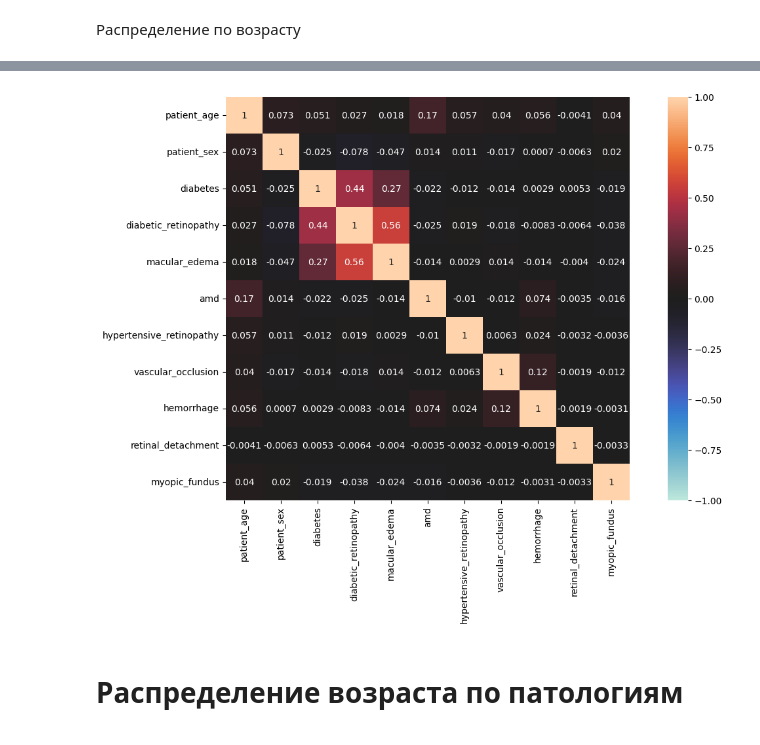
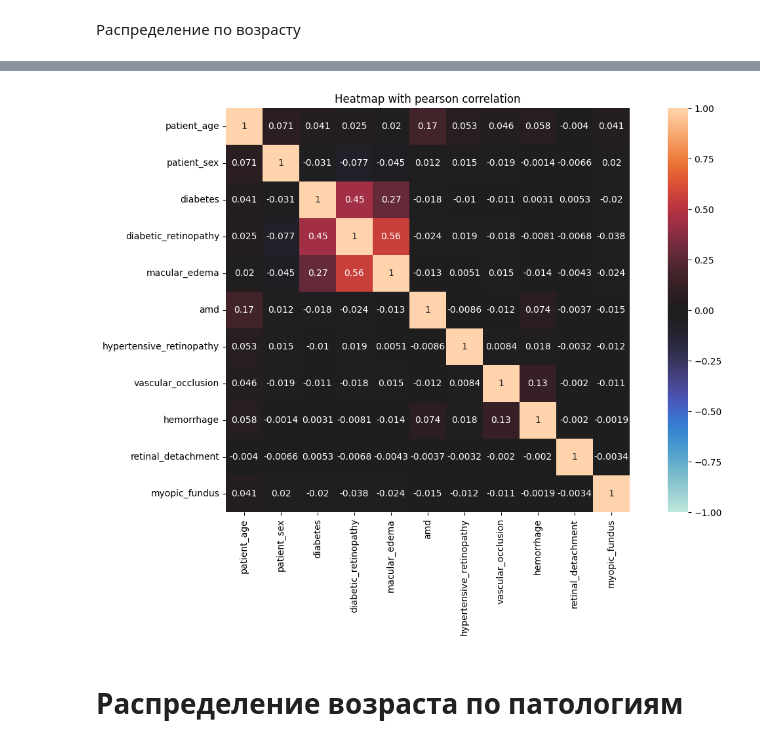
Before and after one commit to pauline2513/fundus-images-classification, a Jupyter notebook: EDA.ipynb, the cells around one changed output, grey strips where cells are left out. Saved outputs shown, nothing was run; the diff lists cells and outputs as text; code cells hidden in the pictures.

```diff
--- a/EDA.ipynb
+++ b/EDA.ipynb
@@ -74,3 +76,7 @@ brset_data.drop_duplicates(inplace=True)
+# %%
+bad_quality_indexes = brset_data[brset_data[['focus', 'Illuminaton', 'image_field', 'artifacts']].eq(2).any(axis=1)].index.to_list()
+bad_quality_indexes.extend(brset_data[brset_data[['quality']].eq('Inadequate').any(axis=1)].index.to_list())
+brset_data = brset_data.drop(index=bad_quality_indexes)
 # %% [markdown]
 Распределение по возрасту
 # %%
@@ -151,14 +168,14 @@ Name: count, dtype: int64
 # %%
 plt.figure(figsize=(15, 8))
 
 sns.heatmap(brset_data[['patient_age', 'patient_sex', 'diabetes',
                         'diabetic_retinopathy', 'macular_edema', 'amd', 'hypertensive_retinopathy', 'vascular_occlusion',
                         'hemorrhage', 'retinal_detachment', 'myopic_fundus']].corr(method='pearson'),
             annot = True, fmt='.2g', square=True, vmin=-1, vmax=1, center= 0)
-
+plt.title('Heatmap with pearson correlation')
 plt.show()
 # %% [output]
-[figure, old version]
+[figure, new version]
 # %% [markdown]
 # Распределение возраста по патологиям
 # %%
```
Also changed, not shown: parts of 31 cells of this notebook.
